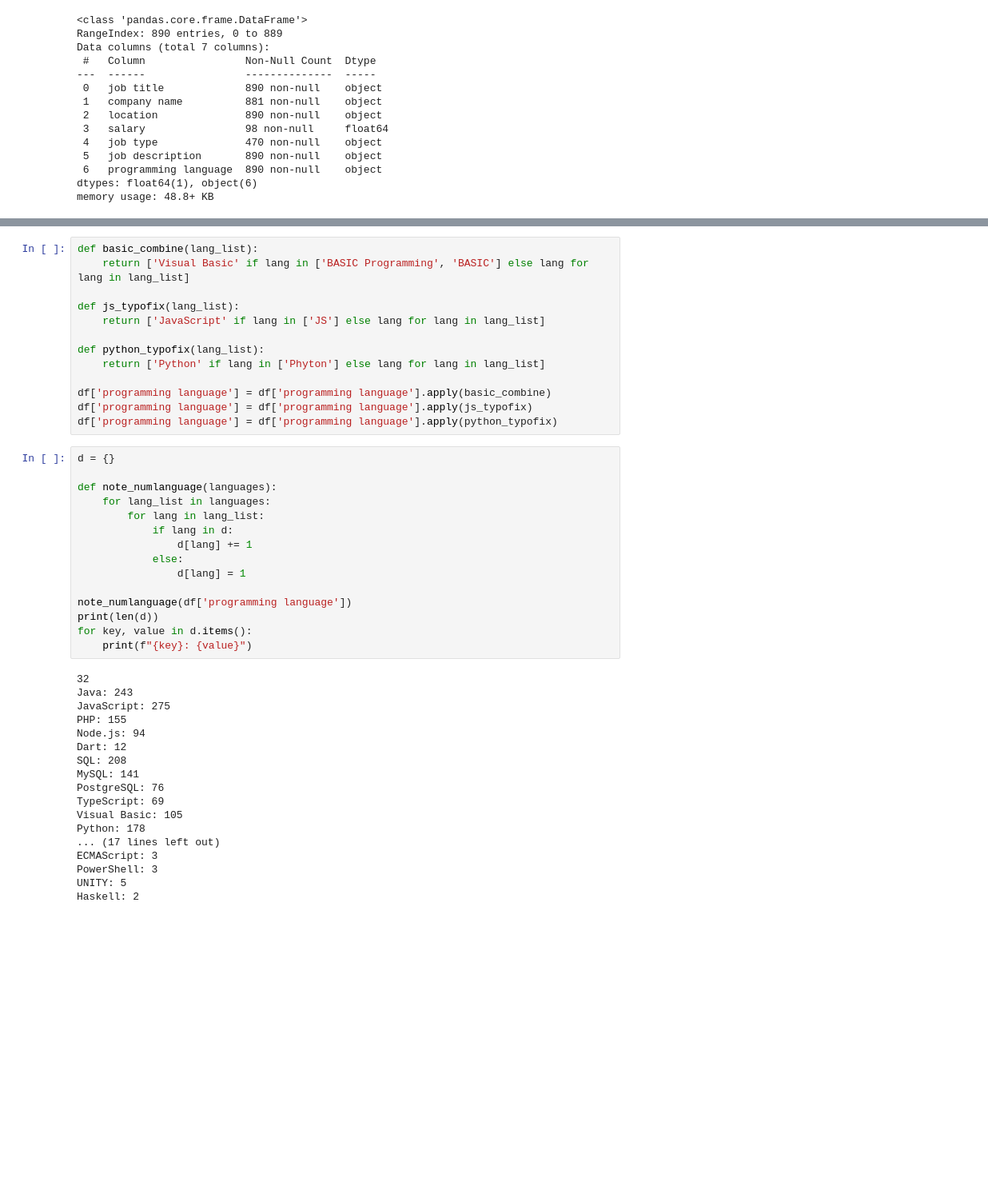
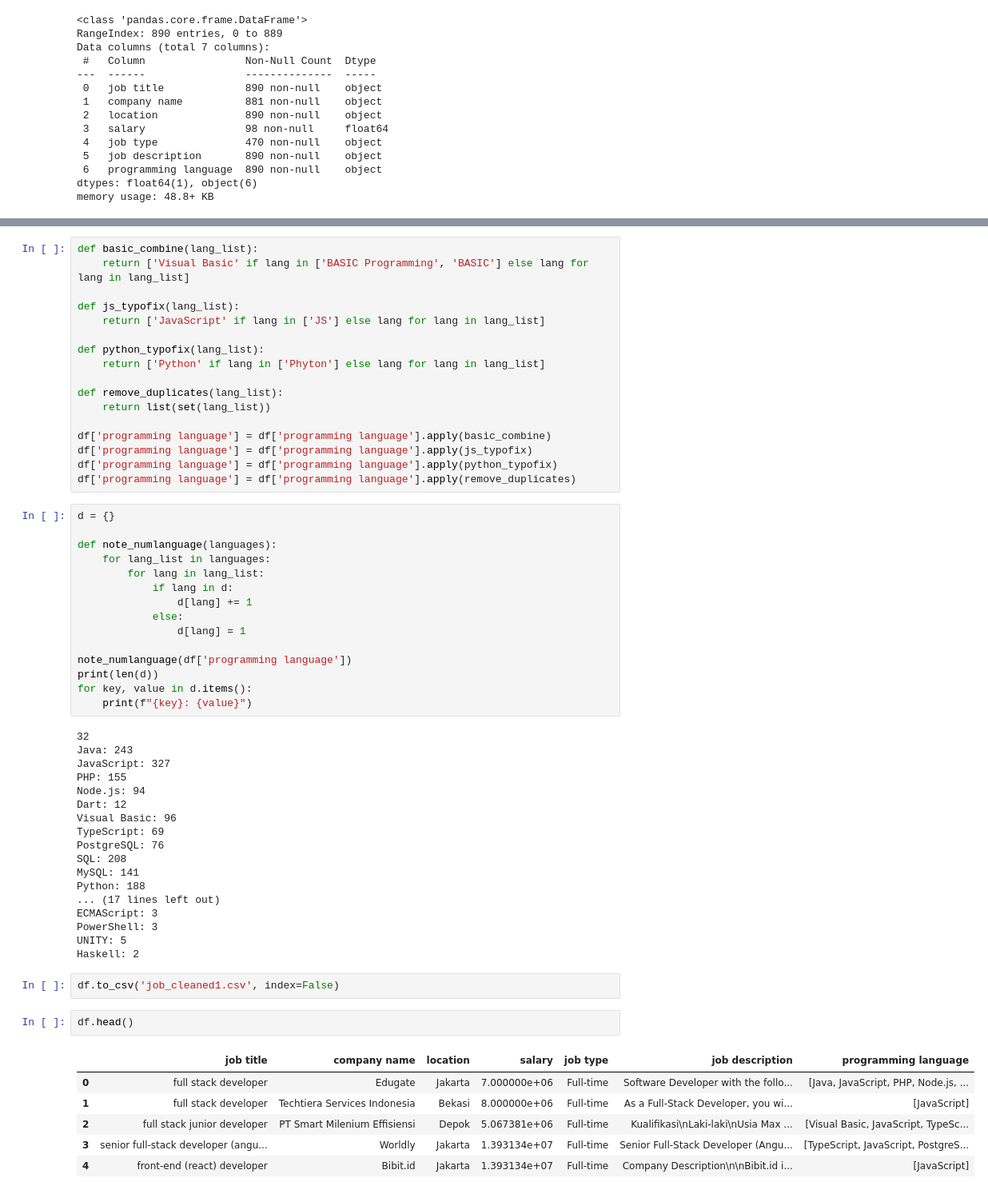
Before and after one commit to Ella-Raputri/FoDS-FinalProject, a Jupyter notebook: clean_job.ipynb, the cells around one changed output, grey strips where cells are left out. Shown: that part at 80% size. Drawn from its saved outputs; the diff is of its cells as text; blank space fills up the shorter version.

```diff
--- a/clean_job.ipynb
+++ b/clean_job.ipynb
@@ -183,9 +183,13 @@ def js_typofix(lang_list):
 def python_typofix(lang_list):
     return ['Python' if lang in ['Phyton'] else lang for lang in lang_list]
 
+def remove_duplicates(lang_list):
+    return list(set(lang_list))
+
 df['programming language'] = df['programming language'].apply(basic_combine)
 df['programming language'] = df['programming language'].apply(js_typofix)
 df['programming language'] = df['programming language'].apply(python_typofix)
+df['programming language'] = df['programming language'].apply(remove_duplicates)
 # %%
 d = {}
 
@@ -204,18 +208,29 @@ for key, value in d.items():
 # %% [output]
 32
 Java: 243
-JavaScript: 275
+JavaScript: 327
 PHP: 155
 Node.js: 94
 Dart: 12
+Visual Basic: 96
+TypeScript: 69
+PostgreSQL: 76
 SQL: 208
 MySQL: 141
-PostgreSQL: 76
-TypeScript: 69
-Visual Basic: 105
-Python: 178
+Python: 188
 ... (17 lines left out)
 ECMAScript: 3
 PowerShell: 3
 UNITY: 5
 Haskell: 2
+# %%
+df.to_csv('job_cleaned1.csv', index=False)
+# %%
+df.head()
+# %% [output]
+|  | job title | company name | location | salary | job type | job description | programming language |
+| 0 | full stack developer | Edugate | Jakarta | 7.000000e+06 | Full-time | Software Developer with the follo... | [Java, JavaScript, PHP, Node.js, ... |
+| 1 | full stack developer | Techtiera Services Indonesia | Bekasi | 8.000000e+06 | Full-time | As a Full-Stack Developer, you wi... | [JavaScript] |
+| 2 | full stack junior developer | PT Smart Milenium Effisiensi | Depok | 5.067381e+06 | Full-time | Kualifikasi\nLaki-laki\nUsia Max ... | [Visual Basic, JavaScript, TypeSc... |
+| 3 | senior full-stack developer (angu... | Worldly | Jakarta | 1.393134e+07 | Full-time | Senior Full-Stack Developer (Angu... | [TypeScript, JavaScript, PostgreS... |
+| 4 | front-end (react) developer | Bibit.id | Jakarta | 1.393134e+07 | Full-time | Company Description\n\nBibit.id i... | [JavaScript] |
```
Also changed, not shown: parts of 4 cells of this notebook.
